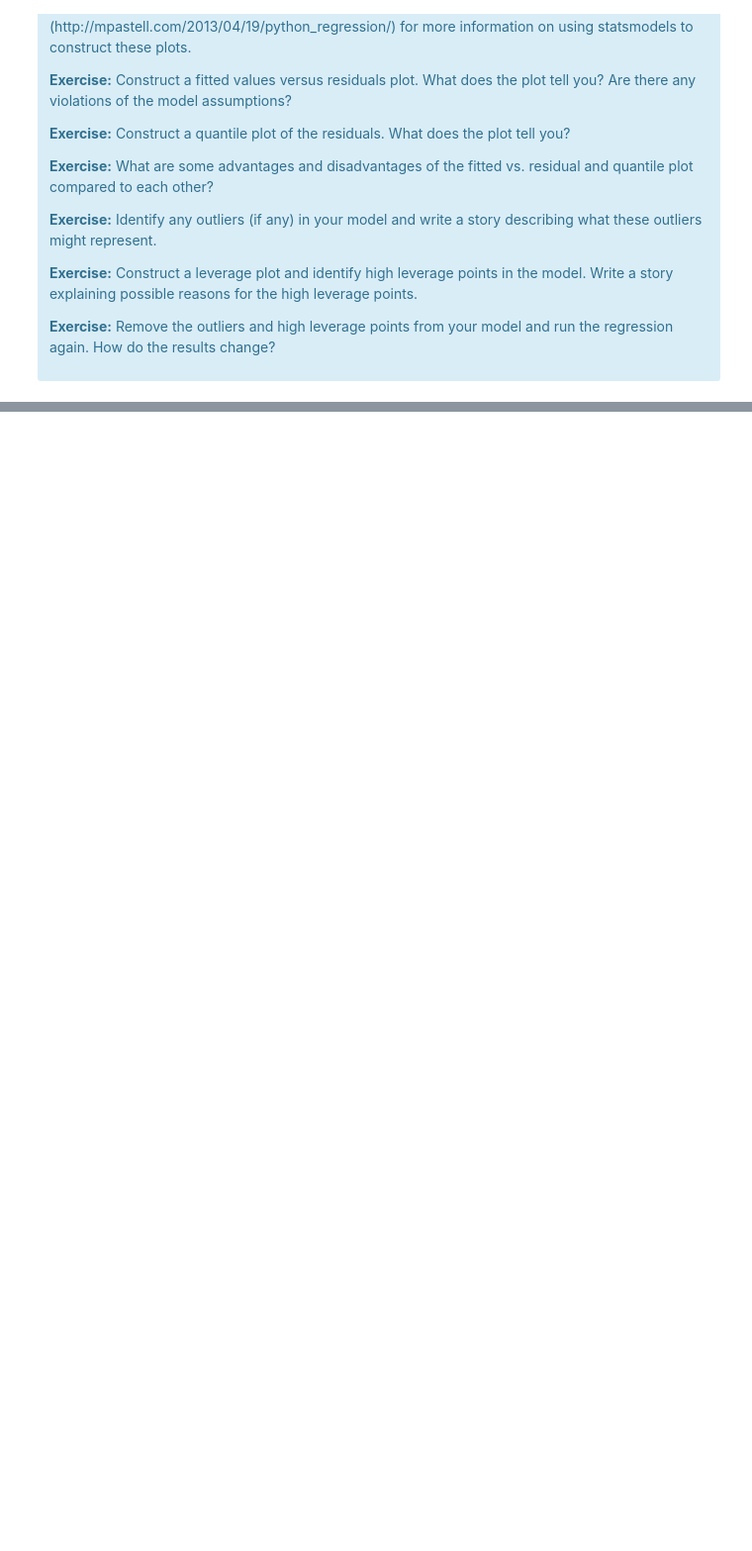
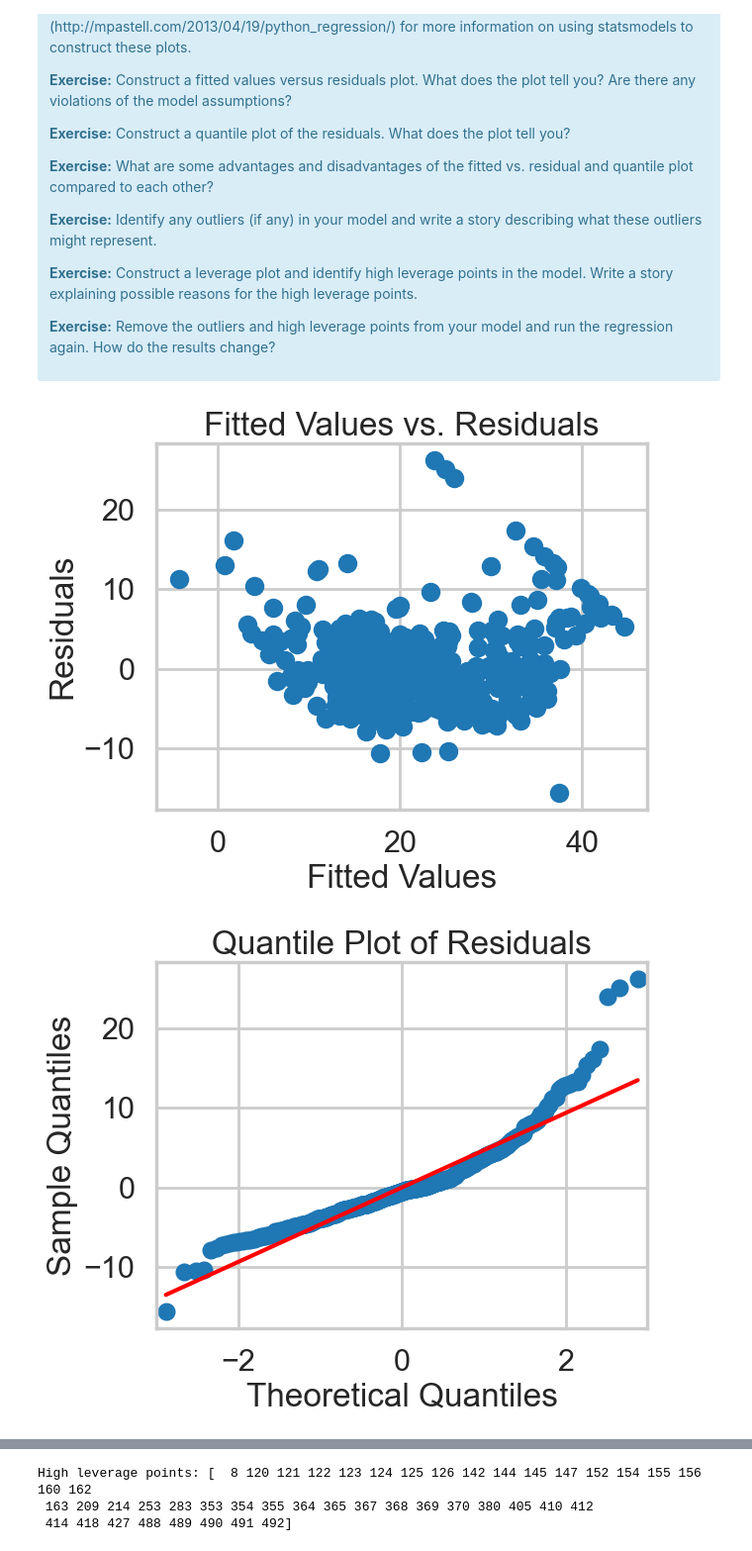
Before and after one commit to rscott1989/mec-mini-projects, a Jupyter notebook: mec-11.4.1-linear-regression-mini-project/Mini_Project_Linear_Regression.ipynb, the cells around one changed output, grey strips where cells are left out. Shown at 99% size. Drawn from its saved outputs; the diff is of its cells as text; code cells hidden in the pictures; blank space fills up the shorter version.

```diff
--- a/mec-11.4.1-linear-regression-mini-project/Mini_Project_Linear_Regression.ipynb
+++ b/mec-11.4.1-linear-regression-mini-project/Mini_Project_Linear_Regression.ipynb
@@ -851,0 +892,65 @@ There are some other issues that are important investigate with linear regressio
+# %%
+# Your turn.
+
+# E1
+y = bos['PRICE']
+model = LinearRegression()
+model.fit(X, y)
+y_pred = model.predict(X)
+residuals = y - y_pred
+plt.scatter(y_pred, residuals)
+plt.xlabel('Fitted Values')
+plt.ylabel('Residuals')
+plt.title('Fitted Values vs. Residuals')
+plt.show()
+
+# E2
+model = sm.OLS(y, sm.add_constant(X))
+result = model.fit()
+
+residuals = result.resid
+
+sm.qqplot(residuals, line='s')
+plt.title('Quantile Plot of Residuals')
+plt.show()
+
+# E3
+#The fitted vs. residual plot can better help identify nonlinearity, heteroscedasticity, and outliers in the data. A downside of it is that may not detect other types of violations of model assumptions, such as multicollinearity or missing predictor variables.
+# The quantile plot can better help identify outliers or extreme values in the residuals that may be affecting the fit of the model. The primary downside is that it's not as intuitive to understand as the other plot
+
+# E4
+# The point with the most negative residual value which I would guess indicates that the value is quite signifigantly lower than expected.
+# I would guess that this could be a house that recently encountered some major issue such as a major fire that would cause the value to plummet.
+
+# E5
+from statsmodels.graphics.regressionplots import plot_leverage_resid2
+model = sm.OLS(y, sm.add_constant(X))
+result = model.fit()
+
+fig, ax = plt.subplots(figsize=(12,8))
+plot_leverage_resid2(result, ax=ax)
+plt.show()
+
+n = len(X)
+p = len(X.columns)
+leverage_cutoff = 2*p/n
+high_leverage = np.where(result.get_influence().hat_matrix_diag > leverage_cutoff)[0]
+print("High leverage points:", high_leverage)
+
+#E6
+model = sm.OLS(y, X).fit()
+residuals = model.resid
+outliers = np.where(np.abs(residuals) > np.mean(np.abs(residuals)) * 3)[0]
+X = X.drop(outliers, axis=0)
+y = y.drop(outliers, axis=0)
+model2 = sm.OLS(y, X).fit()
+y_pred = model2.predict(X)
+plt.scatter(y, y_pred)
+plt.xlabel('Actual values')
+plt.ylabel('Predicted values')
+plt.title('Predicted vs. actual values without outliers')
+plt.plot([0, 50], [0, 50], color='red')
+plt.show()
+# %% [output]
+[figure, added]
+[figure, added]
@@ -851,0 +958,3 @@ There are some other issues that are important investigate with linear regressio
+High leverage points: [  8 120 121 122 123 124 125 126 142 144 145 147 152 154 155 156 160 162
+ 163 209 214 253 283 353 354 355 364 365 367 368 369 370 380 405 410 412
+ 414 418 427 488 489 490 491 492]
```
Also changed, not shown: parts of 7 cells of this notebook, 3 other files.
